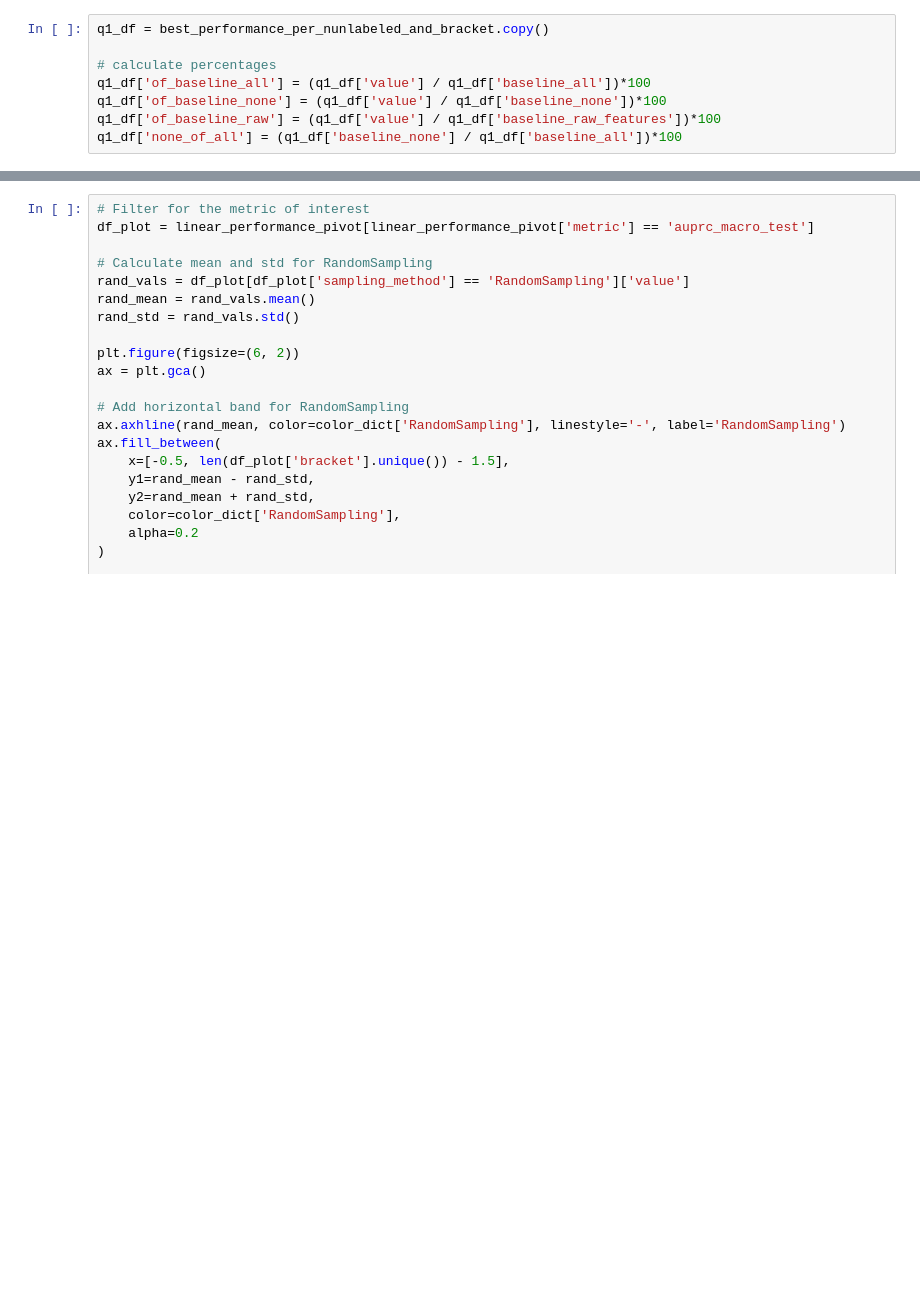
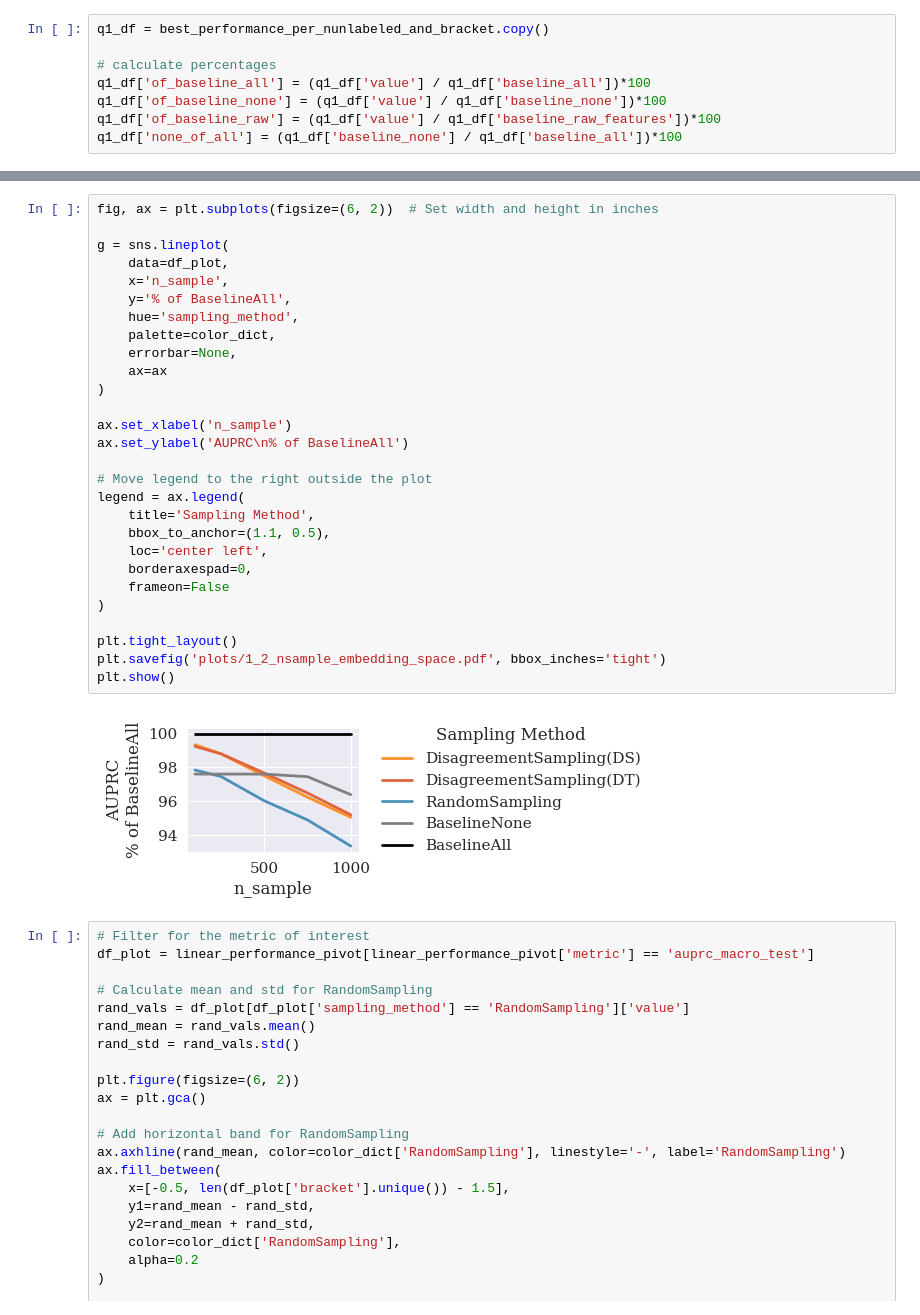
Before and after one commit to sintija-s/sudssl, a Jupyter notebook: 2_evaluation_embedding.ipynb, the cells around one changed output, grey strips where cells are left out. Cells and saved outputs as stored; diff of their text form; blank space fills up the shorter version.

```diff
--- a/2_evaluation_embedding.ipynb
+++ b/2_evaluation_embedding.ipynb
@@ -168,3 +170,33 @@ plt.show()
+# %%
+fig, ax = plt.subplots(figsize=(6, 2))  # Set width and height in inches
+
+g = sns.lineplot(
+    data=df_plot,
+    x='n_sample',
+    y='% of BaselineAll',
+    hue='sampling_method',
+    palette=color_dict,
+    errorbar=None,
+    ax=ax
+)
+
+ax.set_xlabel('n_sample')
+ax.set_ylabel('AUPRC\n% of BaselineAll')
+
+# Move legend to the right outside the plot
+legend = ax.legend(
+    title='Sampling Method',
+    bbox_to_anchor=(1.1, 0.5),
+    loc='center left',
+    borderaxespad=0,
+    frameon=False
+)
+
+plt.tight_layout()
+plt.savefig('plots/1_2_nsample_embedding_space.pdf', bbox_inches='tight')
+plt.show()
+# %% [output]
+[figure, added]
 # %%
 # Filter for the metric of interest
 df_plot = linear_performance_pivot[linear_performance_pivot['metric'] == 'auprc_macro_test']
```
Also changed, not shown: parts of 5 cells of this notebook, 7 other files.
